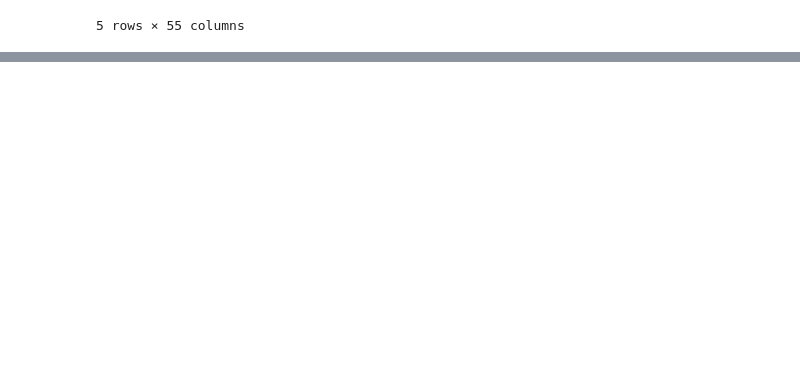
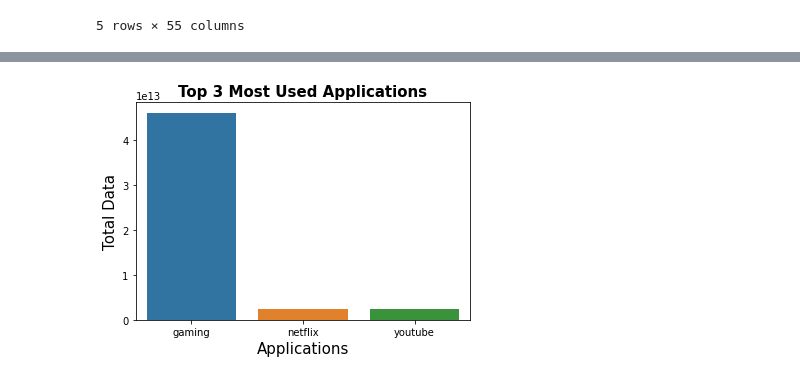
Before and after one commit to sel6/TellCo_Data_Analysis, a Jupyter notebook: notebooks/user_engagment_analysis.ipynb, the cells around one changed output, grey strips where cells are left out. Drawn from its saved outputs; the diff is of its cells as text; code cells hidden in the pictures; blank space fills up the shorter version.

Commit message:
user engagment

```diff
--- a/notebooks/user_engagment_analysis.ipynb
+++ b/notebooks/user_engagment_analysis.ipynb
@@ -181,0 +108,9 @@ summ_columns(data_with_clusters)
+# %%
+userEngagementDF=pd.DataFrame(columns=['MSISDN' ,'Session Frequency','Session Duration','Total Data'])
+userEngagementDF['MSISDN']=durationPerUser.keys()
+
+userEngagementDF['Session Frequency']=userEngagementDF['MSISDN'].map(sessionPerUserDictionary)
+userEngagementDF['Session Duration']=userEngagementDF['MSISDN'].map(durationPerUser)
+userEngagementDF['Total Data']= userEngagementDF['MSISDN'].map(totalDataUserDictionary)
+
+userEngagementDF.head(10)
@@ -181,0 +198,18 @@ summ_columns(data_with_clusters)
+# %%
+# sum up download and upload data for each application
+google = db['Google DL (Bytes)']+ db['Google UL (Bytes)']
+email = db['Email DL (Bytes)']+ db['Email UL (Bytes)']
+gaming = db['Gaming DL (Bytes)']+ db['Gaming UL (Bytes)']
+youtube = db['Youtube DL (Bytes)']+ db['Youtube UL (Bytes)']
+netflix = db['Netflix DL (Bytes)']+ db['Netflix UL (Bytes)']
+social = db['Social Media DL (Bytes)']+ db['Social Media UL (Bytes)']
+
+userEngagementDF['google']=google
+userEngagementDF['email']=email
+userEngagementDF['gaming']=gaming
+userEngagementDF['youtube']=youtube
+userEngagementDF['netflix']=netflix
+userEngagementDF['social']=social
+
+sumApplicationsDF=userEngagementDF.groupby('MSISDN')[['google','youtube','netflix','social','email','gaming']].sum()
+sumApplicationsDF[['google']].sort_values(by ='google',ascending=False).head(10)
@@ -181,0 +274,10 @@ summ_columns(data_with_clusters)
+# %%
+with warnings.catch_warnings(record=True):
+    sumApplicationsDF=userEngagementDF.groupby('MSISDN')[['google','youtube','netflix','social','email','gaming']].sum()
+    largestApps=sumApplicationsDF[['google','youtube','netflix','social','email','gaming']].sum().nlargest(3)
+    ax=sb.barplot(largestApps.index, largestApps.values)
+    ax.set_xlabel('Applications', fontsize=15)
+    ax.set_ylabel('Total Data' , fontsize=15)
+    ax.set_title('Top 3 Most Used Applications', fontsize=15, fontweight='bold')
+# %% [output]
+[figure, added]
```
Also changed, not shown: parts of 36 cells of this notebook.
